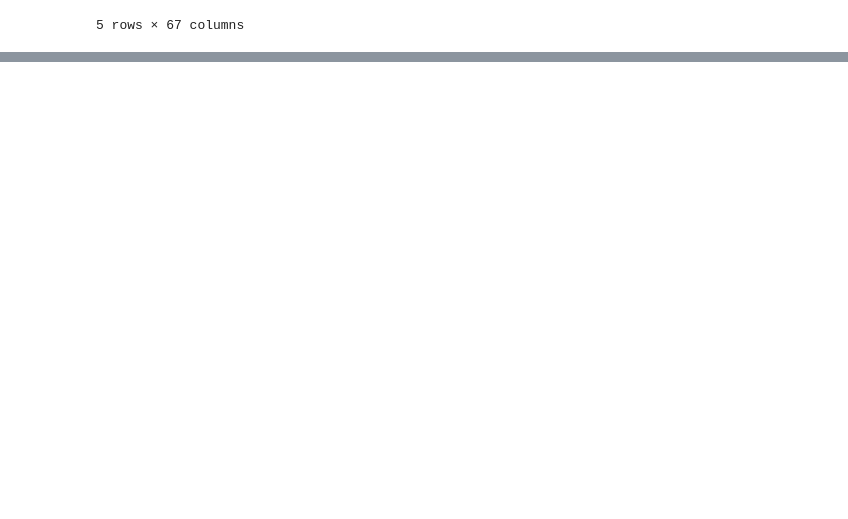
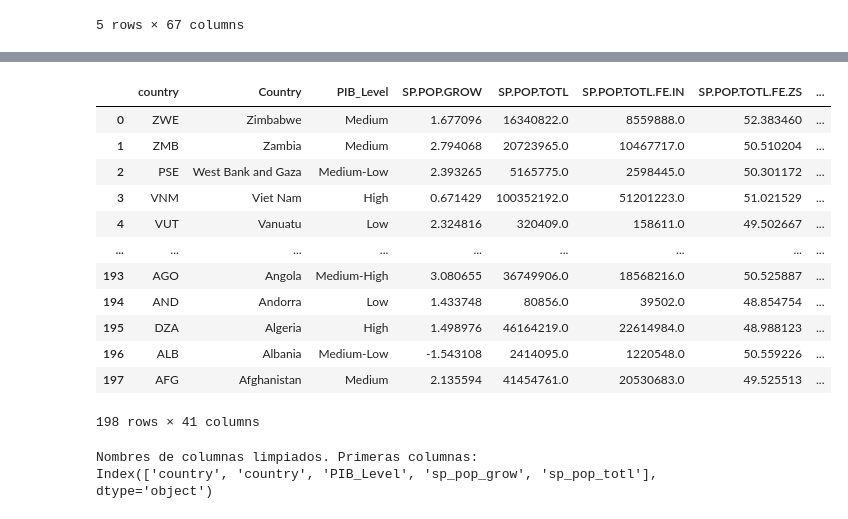
Before and after one commit to javiera-123/portafolio, a Jupyter notebook: Examen.ipynb, the cells around one changed output, grey strips where cells are left out. Cells and saved outputs as stored; diff of their text form; code cells hidden in the pictures; blank space fills up the shorter version.

```diff
--- a/Examen.ipynb
+++ b/Examen.ipynb
@@ -134,0 +227,15 @@ df_wb_raw.head()
+# %%
+umbral_nulos = 15
+
+# 2. Identificar las columnas que superan el umbral.
+
+# Usamos el índice de la tabla de resumen de nulos para obtener los nombres de las columnas.
+
+cols_to_drop = df_nulos_resumen[df_nulos_resumen['Porcentaje Nulos (%)'] >= umbral_nulos].index.tolist()
+
+# 3. Por último, eliminamos esas columnas del DataFrame original.
+
+df_wb_limpio = df_wb_raw.drop(columns=cols_to_drop)
+
+print(f"Columnas eliminadas por tener >= {umbral_nulos}% de nulos: {cols_to_drop}")
+print(f"Nuevo número de columnas: {df_wb_limpio.shape[1]}")
@@ -134,0 +271,6 @@ df_wb_raw.head()
+# %%
+# Renombramos la columna del PIB a PIB_Level para reflejar que es la variable objetivo categórica.
+
+df_wb_limpio = df_wb_limpio.rename(columns={'NY.GDP.MKTP.PP.KD': 'PIB_Level'})
+
+print("Columna renombrada.")
@@ -134,0 +325,42 @@ df_wb_raw.head()
+# %%
+df_wb_limpio
+# %% [output]
+|  | country | Country | PIB_Level | SP.POP.GROW | SP.POP.TOTL | SP.POP.TOTL.FE.IN | SP.POP.TOTL.FE.ZS | ... |
+| 0 | ZWE | Zimbabwe | Medium | 1.677096 | 16340822.0 | 8559888.0 | 52.383460 | ... |
+| 1 | ZMB | Zambia | Medium | 2.794068 | 20723965.0 | 10467717.0 | 50.510204 | ... |
+| 2 | PSE | West Bank and Gaza | Medium-Low | 2.393265 | 5165775.0 | 2598445.0 | 50.301172 | ... |
+| 3 | VNM | Viet Nam | High | 0.671429 | 100352192.0 | 51201223.0 | 51.021529 | ... |
+| 4 | VUT | Vanuatu | Low | 2.324816 | 320409.0 | 158611.0 | 49.502667 | ... |
+| ... | ... | ... | ... | ... | ... | ... | ... | ... |
+| 193 | AGO | Angola | Medium-High | 3.080655 | 36749906.0 | 18568216.0 | 50.525887 | ... |
+| 194 | AND | Andorra | Low | 1.433748 | 80856.0 | 39502.0 | 48.854754 | ... |
+| 195 | DZA | Algeria | High | 1.498976 | 46164219.0 | 22614984.0 | 48.988123 | ... |
+| 196 | ALB | Albania | Medium-Low | -1.543108 | 2414095.0 | 1220548.0 | 50.559226 | ... |
+| 197 | AFG | Afghanistan | Medium | 2.135594 | 41454761.0 | 20530683.0 | 49.525513 | ... |
+198 rows × 41 columns
+# %%
+# Lista de columnas a mantener sin cambios (categoricas)
+
+cols_a_mantener = ['country', 'year', 'PIB_Level']
+
+# Primero, creamos un diccionario de renombrado, para despues convertir el nombre
+# en minúscula y reemplazar puntos por guinos bajo (o eliminando puntos),
+# adicionalmente acortamos nombres muy larg
+
+nuevos_nombres = {}
+
+for col in df_wb_limpio.columns:
+    if col not in cols_a_mantener:
+        nuevo_nombre = col.lower()
+        nuevo_nombre = nuevo_nombre.replace('.', '_')
+        nuevos_nombres[col] = nuevo_nombre
+
+# Por último, aplicamos el renombrado
+
+df_wb_limpio = df_wb_limpio.rename(columns=nuevos_nombres)
+
+print("Nombres de columnas limpiados. Primeras columnas:")
+print(df_wb_limpio.columns[:5])
+# %% [output]
+Nombres de columnas limpiados. Primeras columnas:
+Index(['country', 'country', 'PIB_Level', 'sp_pop_grow', 'sp_pop_totl'], dtype='object')
```
Also changed, not shown: parts of 40 cells of this notebook.
